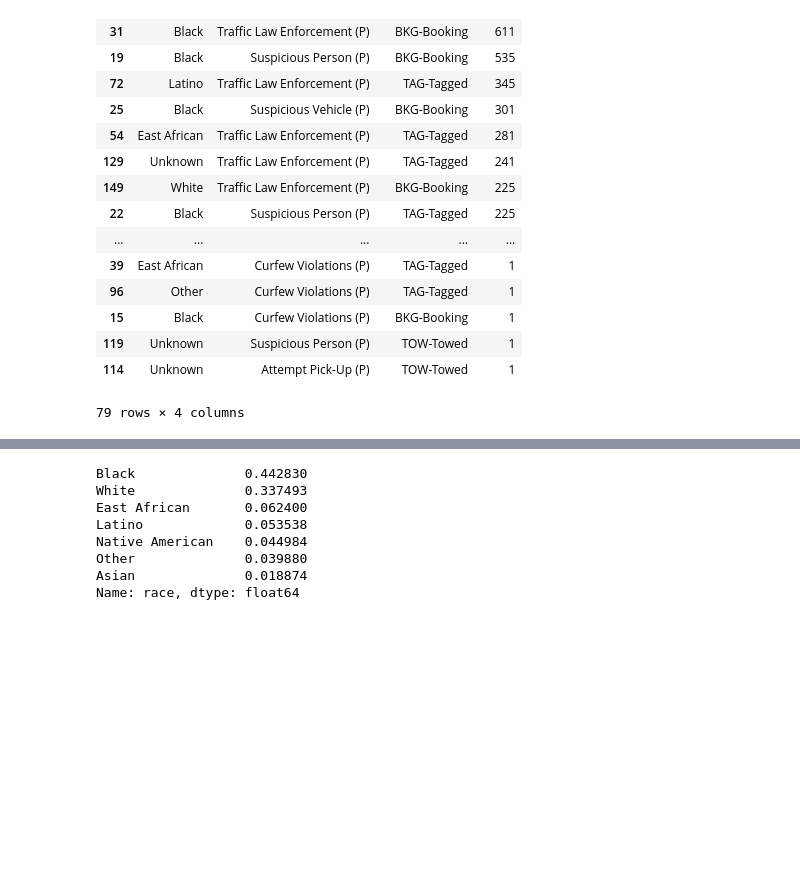
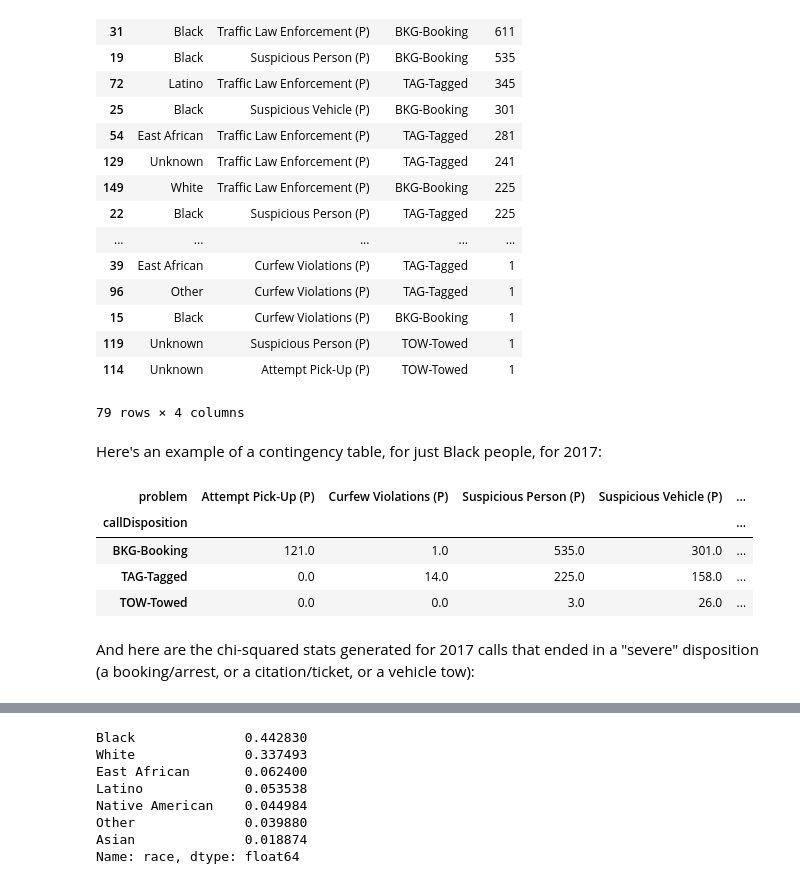
Before and after one commit to iamjeremybe/thinkful_data_science, a Jupyter notebook: Capstone 2/Thinkful Capstone 2 - narrative analytics and experimentation.ipynb, the cells around one changed output, grey strips where cells are left out. Drawn from its saved outputs; the diff is of its cells as text; code cells hidden in the pictures; blank space fills up the shorter version.

```diff
--- a/Capstone 2/Thinkful Capstone 2 - narrative analytics and experimentation.ipynb
+++ b/Capstone 2/Thinkful Capstone 2 - narrative analytics and experimentation.ipynb
@@ -587,3 +602,19 @@ df_race_problem_disp_2017.loc[df_race_problem_disp_2017['callDisposition'].isin(
 | 119 | Unknown | Suspicious Person (P) | TOW-Towed | 1 |
 | 114 | Unknown | Attempt Pick-Up (P) | TOW-Towed | 1 |
 79 rows × 4 columns
+# %% [markdown]
+Here's an example of a contingency table, for just Black people, for 2017:
+# %%
+df_pivot_2017 = df_race_problem_disp_2017.loc[(df_race_problem_disp_2017['race'] == 'Black') &
+                                              (df_race_problem_disp_2017['callDisposition'].isin(disp_severe))]\
+                                         .pivot(index='callDisposition',columns='problem',values='count')
+df_pivot_2017.fillna(value=0,inplace=True)
+df_pivot_2017
+# %% [output]
+| problem | Attempt Pick-Up (P) | Curfew Violations (P) | Suspicious Person (P) | Suspicious Vehicle (P) | ... |
+| callDisposition |  |  |  |  | ... |
+| BKG-Booking | 121.0 | 1.0 | 535.0 | 301.0 | ... |
+| TAG-Tagged | 0.0 | 14.0 | 225.0 | 158.0 | ... |
+| TOW-Towed | 0.0 | 0.0 | 3.0 | 26.0 | ... |
+# %% [markdown]
+And here are the chi-squared stats generated for 2017 calls that ended in a "severe" disposition (a booking/arrest, or a citation/ticket, or a vehicle tow):
```
Also changed, not shown: parts of 30 cells of this notebook.
